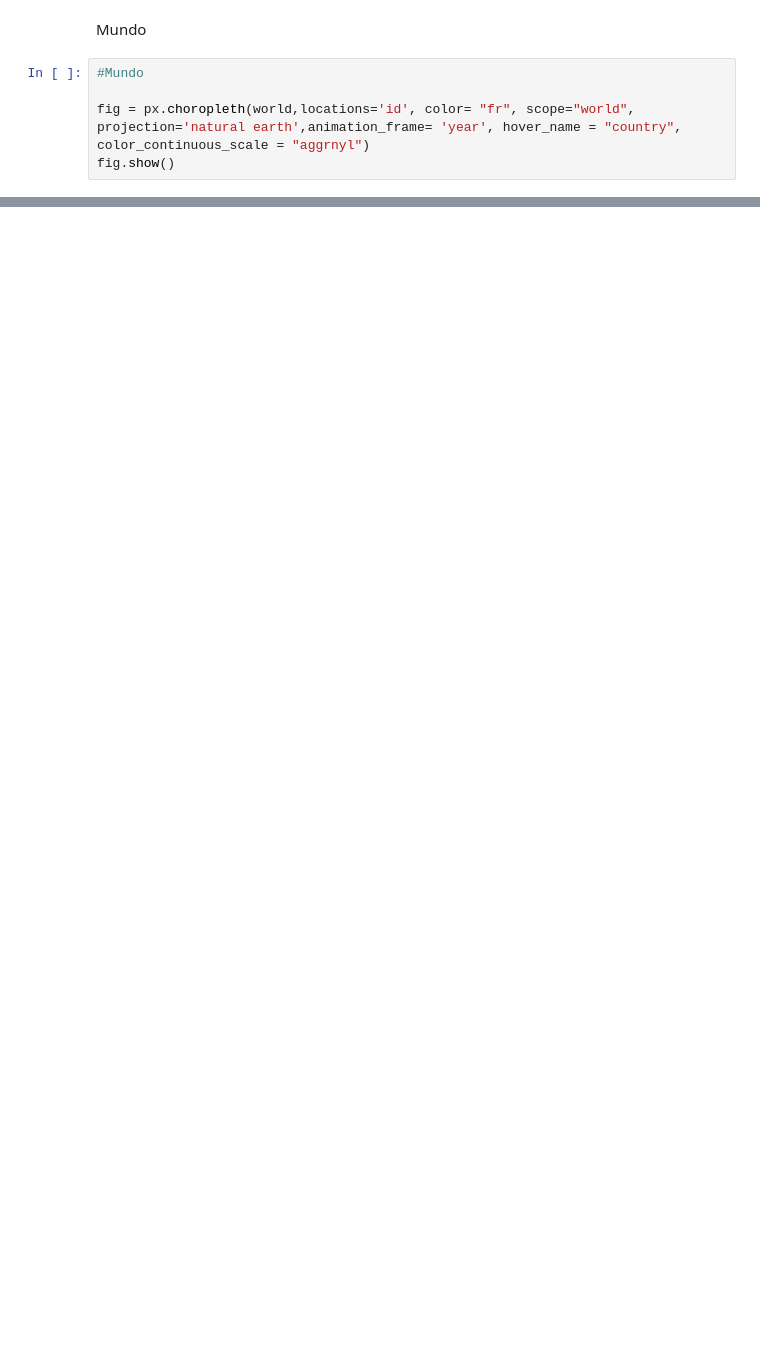
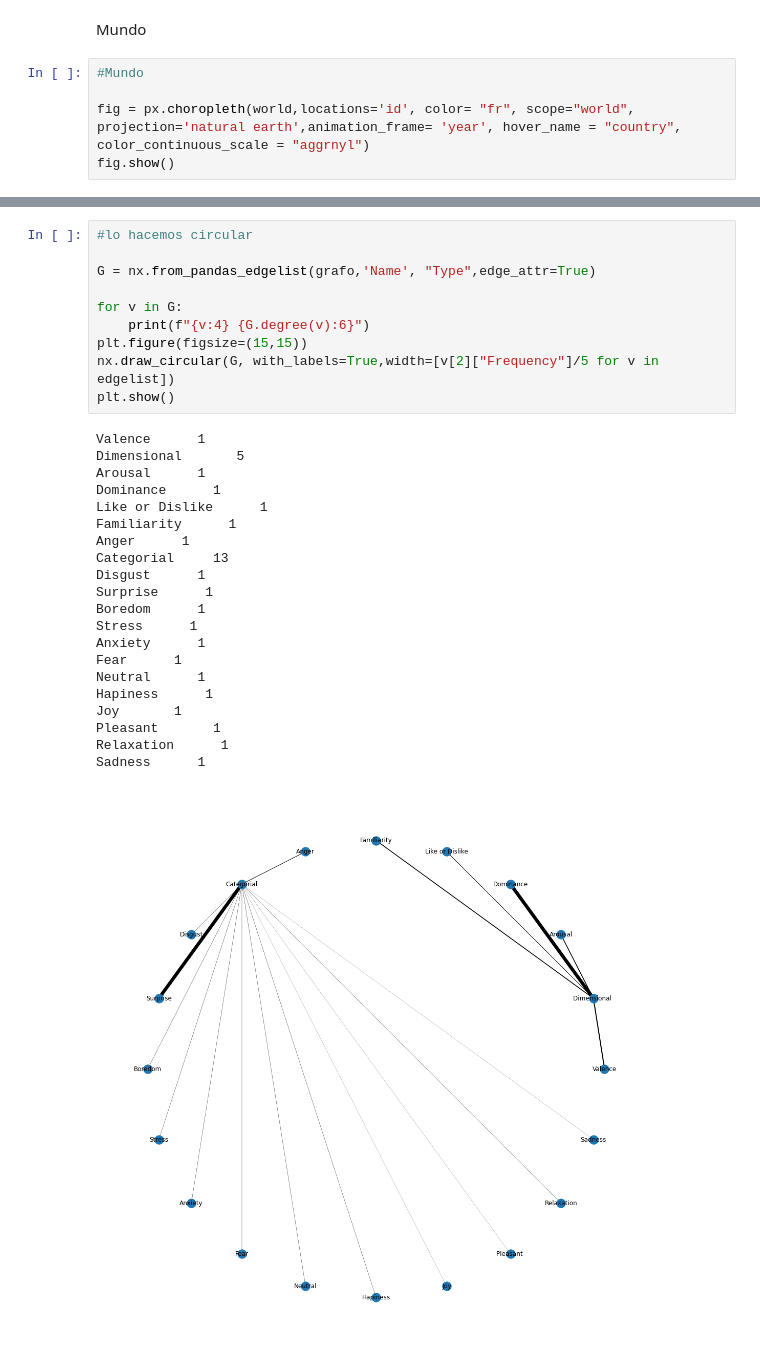
Before and after one commit to tomdamelio/Review_EDA_Emotion_Recognition, a Jupyter notebook: Lorenzo/Analisis review.ipynb, the cells around one changed output, grey strips where cells are left out. Cells and saved outputs as stored; diff of their text form; blank space fills up the shorter version.

```diff
--- a/Lorenzo/Analisis review.ipynb
+++ b/Lorenzo/Analisis review.ipynb
@@ -609,0 +637,32 @@ fig.show()
+# %%
+#lo hacemos circular
+
+G = nx.from_pandas_edgelist(grafo,'Name', "Type",edge_attr=True)
+
+for v in G:
+    print(f"{v:4} {G.degree(v):6}")
+plt.figure(figsize=(15,15))
+nx.draw_circular(G, with_labels=True,width=[v[2]["Frequency"]/5 for v in edgelist])
+plt.show()
+# %% [output]
+Valence      1
+Dimensional       5
+Arousal      1
+Dominance      1
+Like or Dislike      1
+Familiarity      1
+Anger      1
+Categorial     13
+Disgust      1
+Surprise      1
+Boredom      1
+Stress      1
+Anxiety      1
+Fear      1
+Neutral      1
+Hapiness      1
+Joy       1
+Pleasant       1
+Relaxation      1
+Sadness      1
+[figure, added]
```
Also changed, not shown: parts of 11 cells of this notebook, 6 other files.
